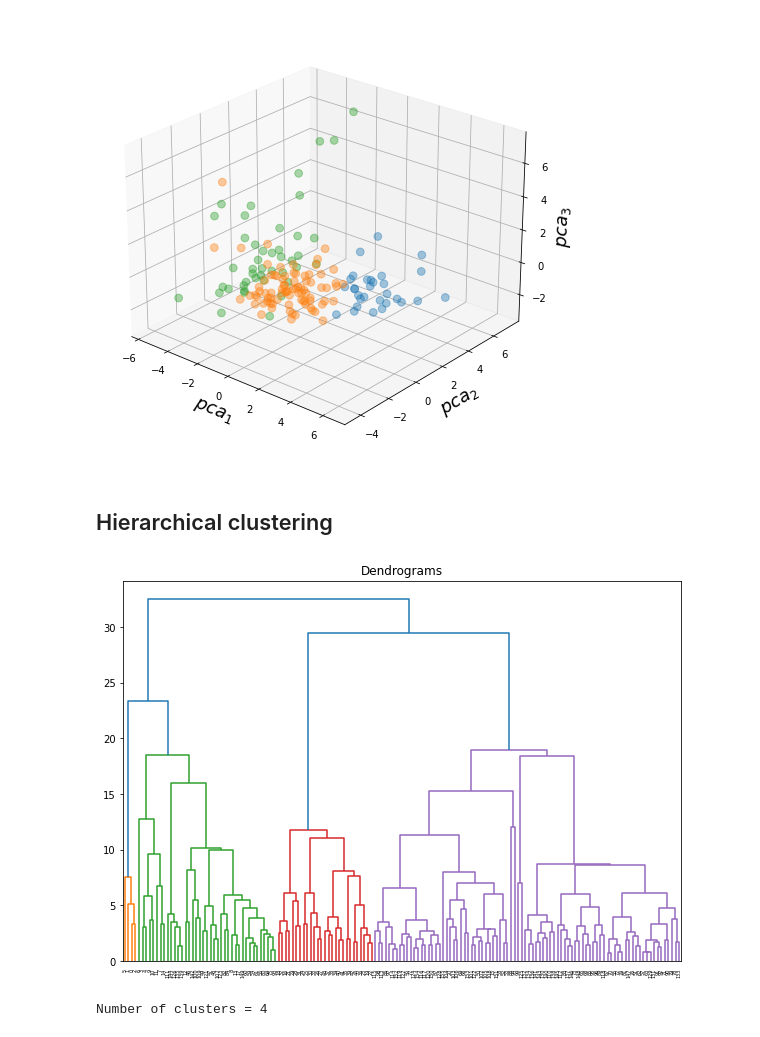
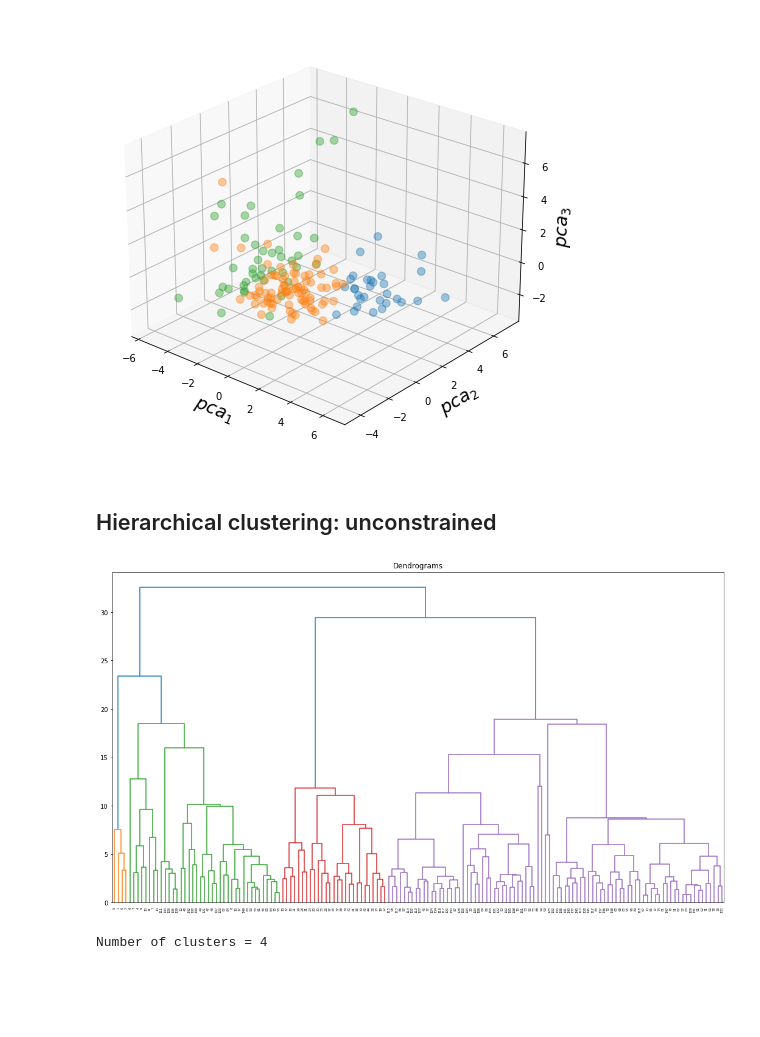
Before and after one commit to nchowes/digital-core, a Jupyter notebook: demos/dUnsupervised.ipynb, the cells around one changed output. Drawn from its saved outputs; the diff is of its cells as text; code cells hidden in the pictures; blank space fills up the shorter version.

```diff
--- a/demos/dUnsupervised.ipynb
+++ b/demos/dUnsupervised.ipynb
@@ -160,18 +157,16 @@ ax.grid(True)
 # %% [output]
 [figure]
 # %% [markdown]
-## Hierarchical clustering
+## Hierarchical clustering: unconstrained
 # %%
 import scipy.cluster.hierarchy as shc
 from sklearn.preprocessing import normalize
 
-#X = sklearn.preprocessing.normalize(df_features)
-
-plt.figure(figsize=(10, 7))
+plt.figure(figsize=(18, 10))
 plt.title("Dendrograms")
 dendro = shc.dendrogram(shc.linkage(X, method='ward'))
 # %% [output]
-[figure, old version]
+[figure, new version]
 # %%
 from sklearn.cluster import AgglomerativeClustering
 cluster = AgglomerativeClustering(n_clusters=None, affinity='euclidean',
```
Also changed, not shown: parts of 4 cells of this notebook, 8 other files.
